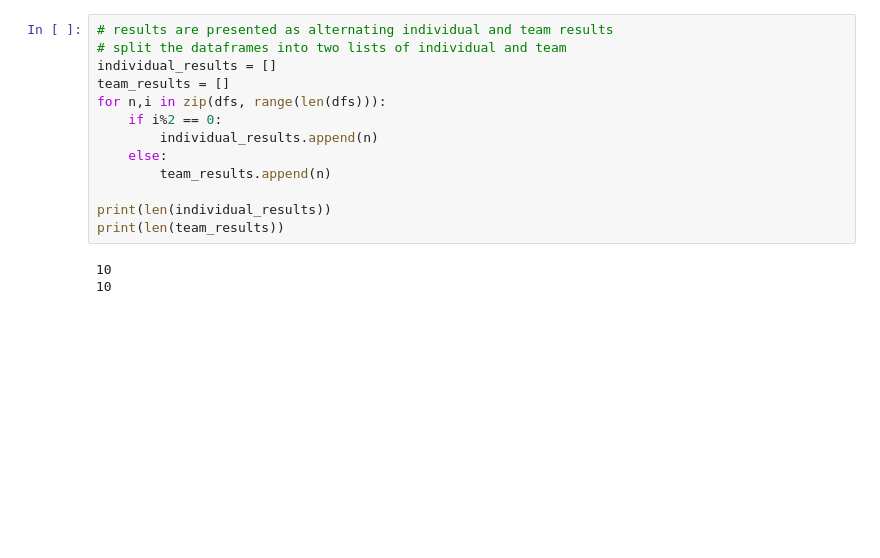
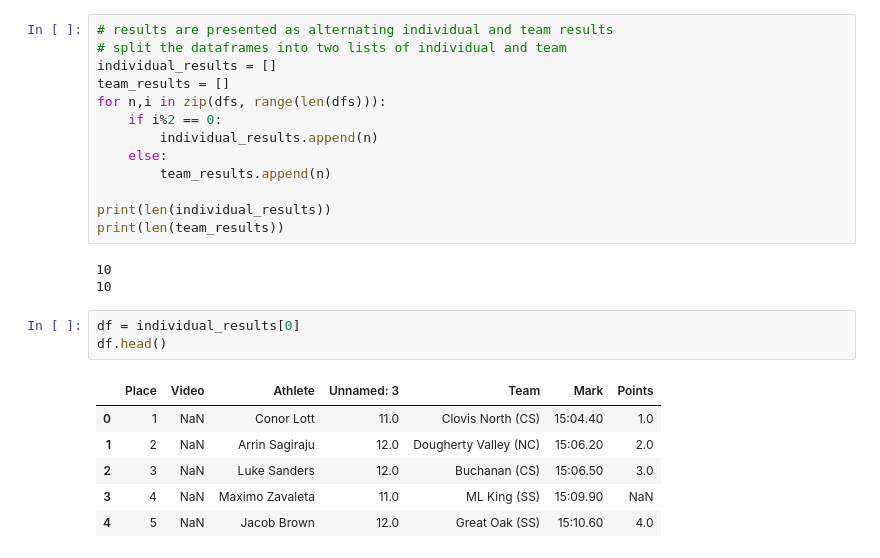
Before and after one commit to natewebster1/xc-analysis, a Jupyter notebook: cif-state.ipynb, the cells around one changed output. Cells and saved outputs as stored; diff of their text form; blank space fills up the shorter version.

```diff
--- a/cif-state.ipynb
+++ b/cif-state.ipynb
@@ -109,3 +109,13 @@ print(len(team_results))
 # %% [output]
 10
 10
+# %%
+df = individual_results[0]
+df.head()
+# %% [output]
+|  | Place | Video | Athlete | Unnamed: 3 | Team | Mark | Points |
+| 0 | 1 | NaN | Conor Lott | 11.0 | Clovis North (CS) | 15:04.40 | 1.0 |
+| 1 | 2 | NaN | Arrin Sagiraju | 12.0 | Dougherty Valley (NC) | 15:06.20 | 2.0 |
+| 2 | 3 | NaN | Luke Sanders | 12.0 | Buchanan (CS) | 15:06.50 | 3.0 |
+| 3 | 4 | NaN | Maximo Zavaleta | 11.0 | ML King (SS) | 15:09.90 | NaN |
+| 4 | 5 | NaN | Jacob Brown | 12.0 | Great Oak (SS) | 15:10.60 | 4.0 |
```
Also changed, not shown: parts of 19 cells of this notebook.
